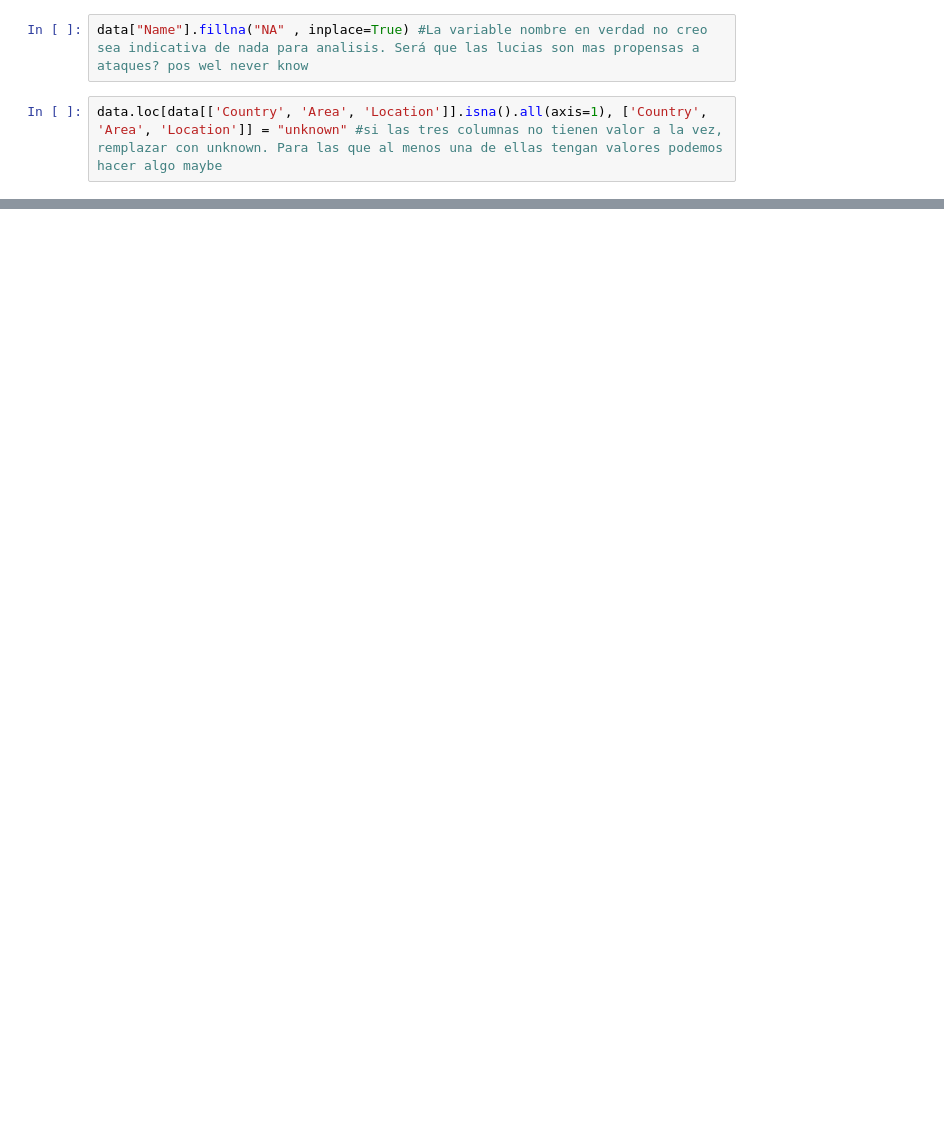
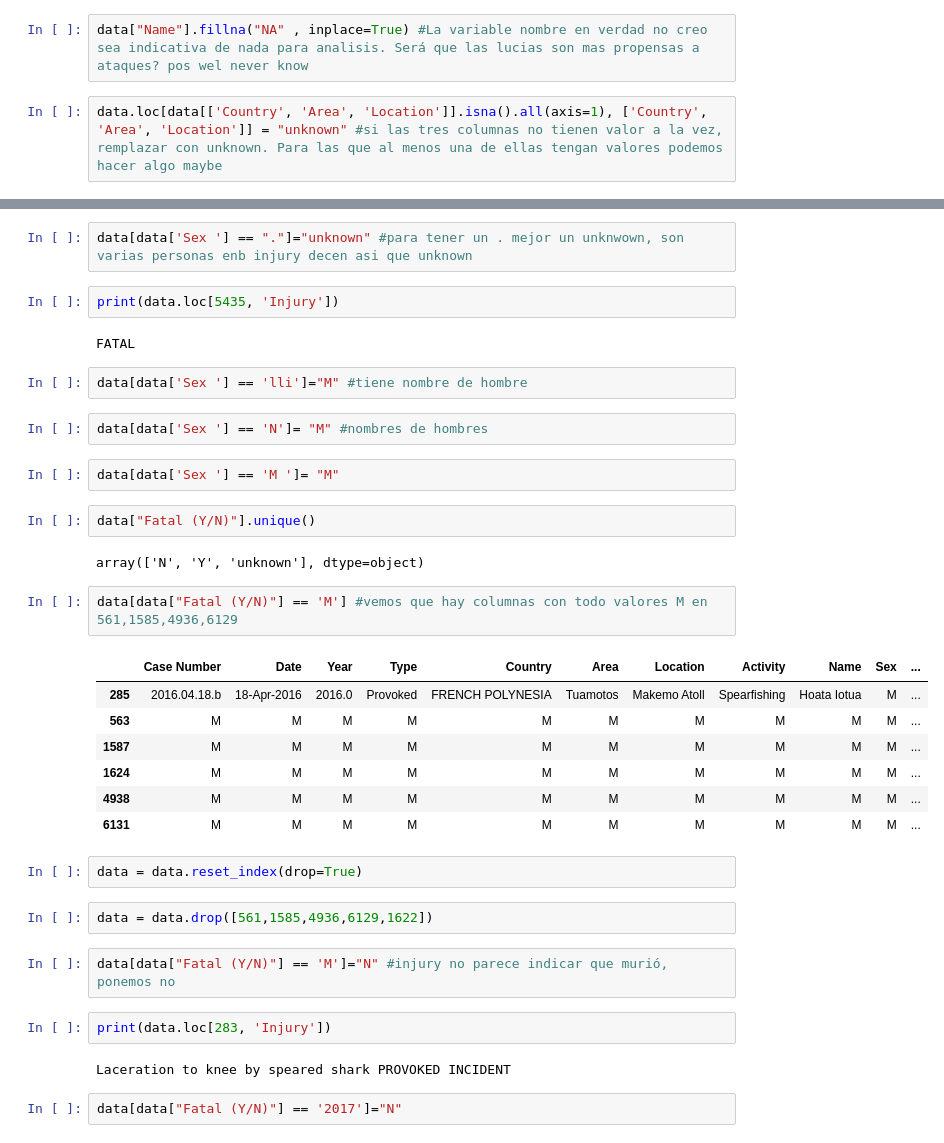
Before and after one commit to Anton-Utray/Sharknado, a Jupyter notebook: main.ipynb, the cells around one changed output, grey strips where cells are left out. Cells and saved outputs as stored; diff of their text form; blank space fills up the shorter version.

```diff
--- a/main.ipynb
+++ b/main.ipynb
@@ -231,0 +240,38 @@ memory usage: 1.2+ MB
+# %%
+data[data['Sex '] == "."]="unknown" #para tener un . mejor un unknwown, son varias personas enb injury decen asi que unknown
+# %%
+print(data.loc[5435, 'Injury'])
+# %% [output]
+FATAL
+# %%
+data[data['Sex '] == 'lli']="M" #tiene nombre de hombre
+# %%
+data[data['Sex '] == 'N']= "M" #nombres de hombres
+# %%
+data[data['Sex '] == 'M ']= "M"
+# %%
+data["Fatal (Y/N)"].unique()
+# %% [output]
+array(['N', 'Y', 'unknown'], dtype=object)
+# %%
+data[data["Fatal (Y/N)"] == 'M'] #vemos que hay columnas con todo valores M en 561,1585,4936,6129
+# %% [output]
+|  | Case Number | Date | Year | Type | Country | Area | Location | Activity | Name | Sex | ... |
+| 285 | 2016.04.18.b | 18-Apr-2016 | 2016.0 | Provoked | FRENCH POLYNESIA | Tuamotos | Makemo Atoll | Spearfishing | Hoata Iotua | M | ... |
+| 563 | M | M | M | M | M | M | M | M | M | M | ... |
+| 1587 | M | M | M | M | M | M | M | M | M | M | ... |
+| 1624 | M | M | M | M | M | M | M | M | M | M | ... |
+| 4938 | M | M | M | M | M | M | M | M | M | M | ... |
+| 6131 | M | M | M | M | M | M | M | M | M | M | ... |
+# %%
+data = data.reset_index(drop=True)
+# %%
+data = data.drop([561,1585,4936,6129,1622])
+# %%
+data[data["Fatal (Y/N)"] == 'M']="N" #injury no parece indicar que murió, ponemos no
+# %%
+print(data.loc[283, 'Injury'])
+# %% [output]
+Laceration to knee by speared shark PROVOKED INCIDENT
+# %%
+data[data["Fatal (Y/N)"] == '2017']="N"
```
Also changed, not shown: parts of 11 cells of this notebook.
